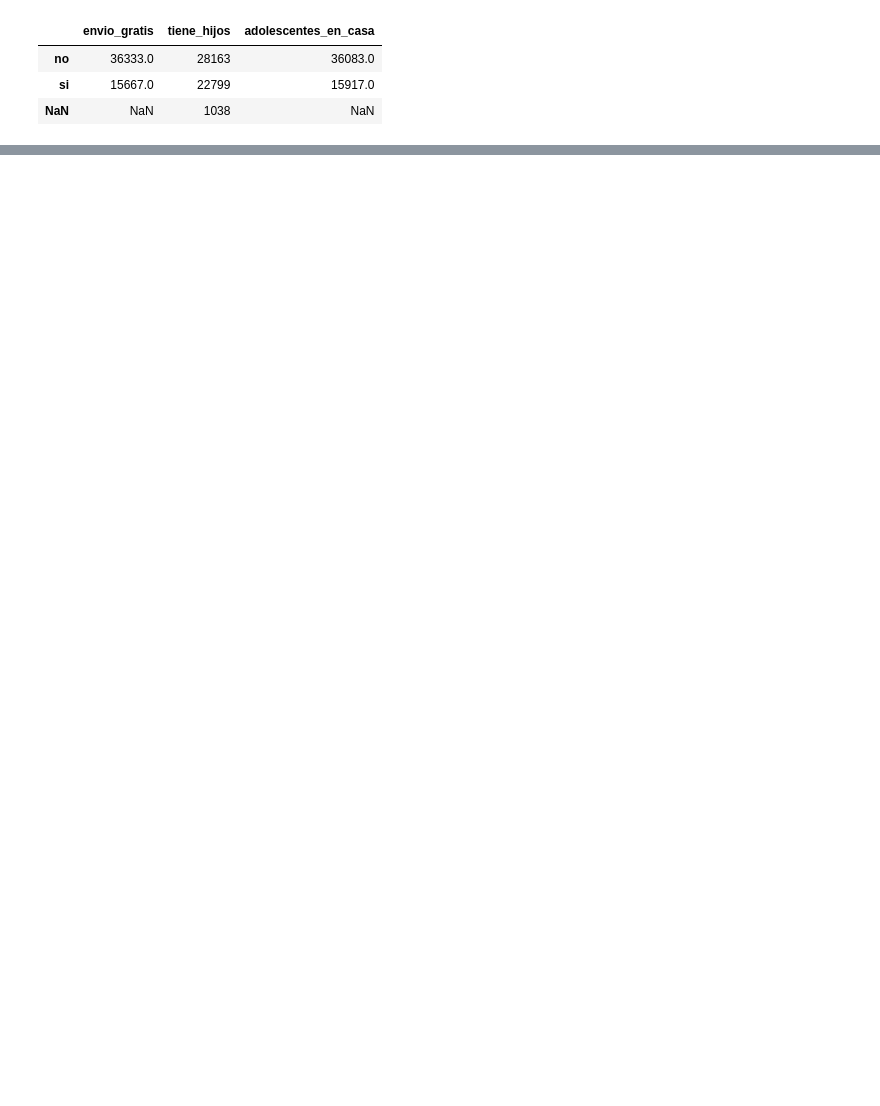
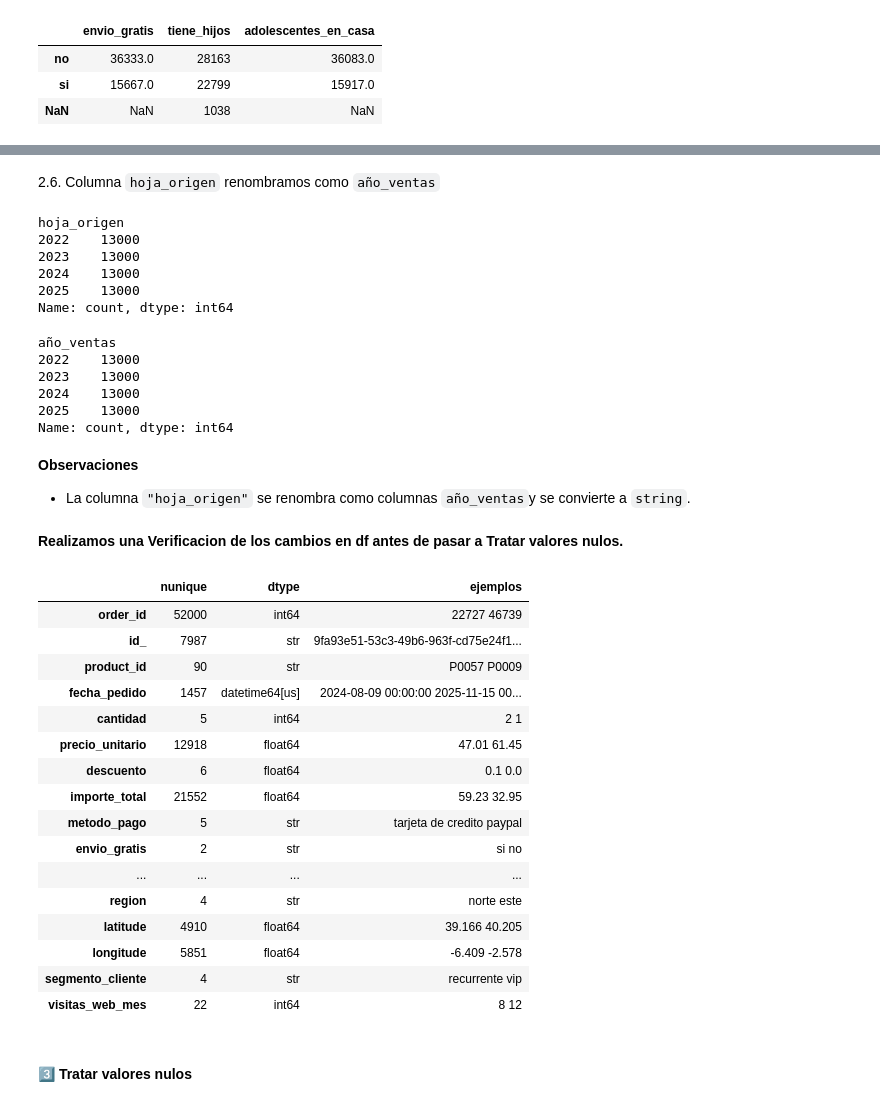
Before and after one commit to FM-Luque/4.DataProyect_Proyecto_Final, a Jupyter notebook: notebooks/02_limpieza_transformacion.ipynb, the cells around one changed output, grey strips where cells are left out. Cells and saved outputs as stored; diff of their text form; code cells hidden in the pictures; blank space fills up the shorter version.

```diff
--- a/notebooks/02_limpieza_transformacion.ipynb
+++ b/notebooks/02_limpieza_transformacion.ipynb
@@ -449,0 +450,55 @@ val_unicos_mod
+# %% [markdown]
+2.6. Columna `hoja_origen` renombramos como `año_ventas`
+# %%
+df["hoja_origen"].value_counts()
+# %% [output]
+hoja_origen
+2022    13000
+2023    13000
+2024    13000
+2025    13000
+Name: count, dtype: int64
+# %%
+df["hoja_origen"] = df["hoja_origen"].astype(str)
+df = df.rename(columns={"hoja_origen": "año_ventas"})
+df["año_ventas"].value_counts()
+# %% [output]
+año_ventas
+2022    13000
+2023    13000
+2024    13000
+2025    13000
+Name: count, dtype: int64
+# %% [markdown]
+**Observaciones**
+- La columna `"hoja_origen"` se renombra como columnas `año_ventas`y se convierte a `string`.
+# %% [markdown]
+**Realizamos una Verificacion de los cambios en df antes de pasar a Tratar valores nulos.**
+# %%
+datos = pd.DataFrame({
+    'nunique': df.nunique(),
+    'dtype': df.dtypes,
+    'ejemplos': df.apply(lambda x: "   ".join(map(str, x.sample(2))))
+})
+
+datos
+# %% [output]
+|  | nunique | dtype | ejemplos |
+| order_id | 52000 | int64 | 22727 46739 |
+| id_ | 7987 | str | 9fa93e51-53c3-49b6-963f-cd75e24f1... |
+| product_id | 90 | str | P0057 P0009 |
+| fecha_pedido | 1457 | datetime64[us] | 2024-08-09 00:00:00 2025-11-15 00... |
+| cantidad | 5 | int64 | 2 1 |
+| precio_unitario | 12918 | float64 | 47.01 61.45 |
+| descuento | 6 | float64 | 0.1 0.0 |
+| importe_total | 21552 | float64 | 59.23 32.95 |
+| metodo_pago | 5 | str | tarjeta de credito paypal |
+| envio_gratis | 2 | str | si no |
+| ... | ... | ... | ... |
+| region | 4 | str | norte este |
+| latitude | 4910 | float64 | 39.166 40.205 |
+| longitude | 5851 | float64 | -6.409 -2.578 |
+| segmento_cliente | 4 | str | recurrente vip |
+| visitas_web_mes | 22 | int64 | 8 12 |
+# %% [markdown]
+#### 3️⃣ Tratar valores nulos
```
Also changed, not shown: parts of 44 cells of this notebook.
